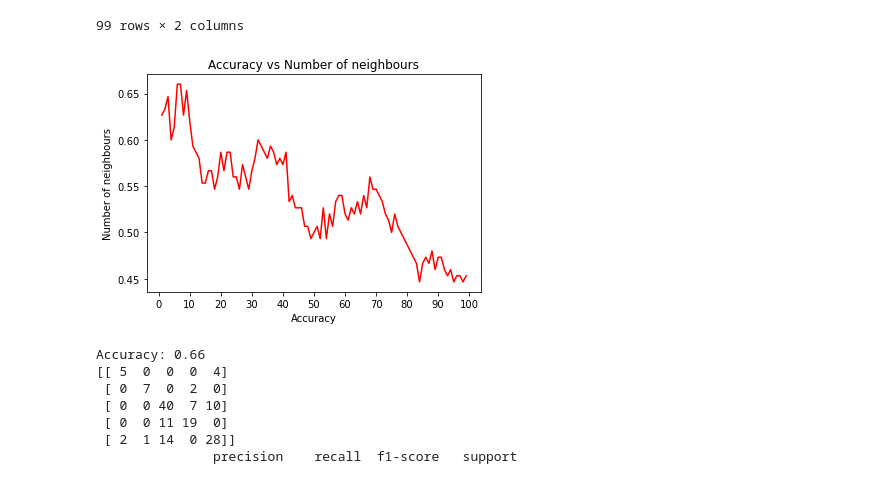
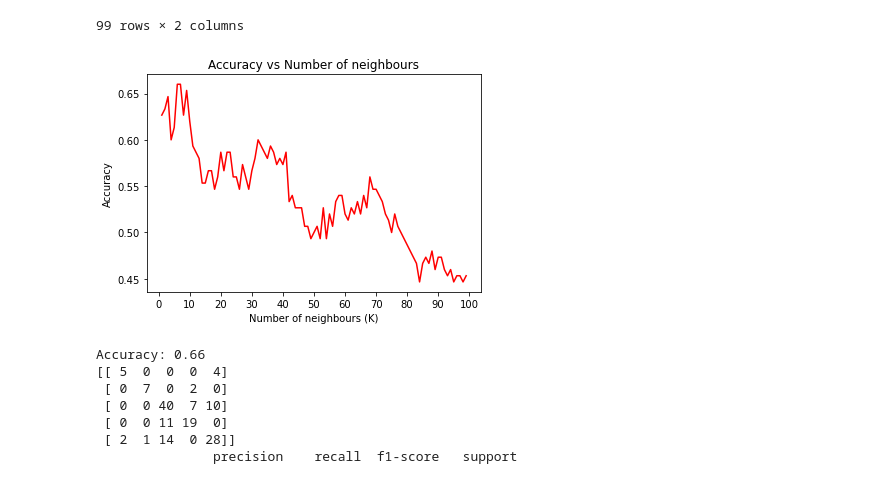
Before and after one commit to hnslmp/machine_learning_ui, a Jupyter notebook: 5.Classification/classification.ipynb, the cells around one changed output. Drawn from its saved outputs; the diff is of its cells as text; code cells hidden in the pictures.

```diff
--- a/5.Classification/classification.ipynb
+++ b/5.Classification/classification.ipynb
@@ -15,11 +15,12 @@ from sklearn import svm
 # %%
 #Import data
 df = pd.read_excel (r'D:\Universitas Indonesia\Semester 6\Pemodelan dan Pembelajaran Mesin\Code\5.Classification\dataset.xlsx')
+
 target = list(df.columns)[0]
 features = list(df.columns)[1:]
 
-x = df.iloc[:, 1:7]
-y = df.iloc[:, 0]
+x = df[features]
+y = df[target]
 
 overall_score = []
 
@@ -154,12 +155,12 @@ pd.DataFrame(knn_score)
 # %%
 knn_score = np.asarray(knn_score)
 
 fig, ax = plt.subplots()
 ax.plot(knn_score[:,0], knn_score[:,1],color='red');
 ax.xaxis.set_ticks(np.arange(0, 110, 10))
-ax.set(xlabel='Accuracy', ylabel='Number of neighbours', title='Accuracy vs Number of neighbours');
+ax.set(xlabel='Number of neighbours (K)', ylabel='Accuracy', title='Accuracy vs Number of neighbours');
 # %% [output]
-[figure, old version]
+[figure, new version]
 # %%
 #Best number of neighbours
 clf = KNeighborsClassifier(n_neighbors=7)
```
